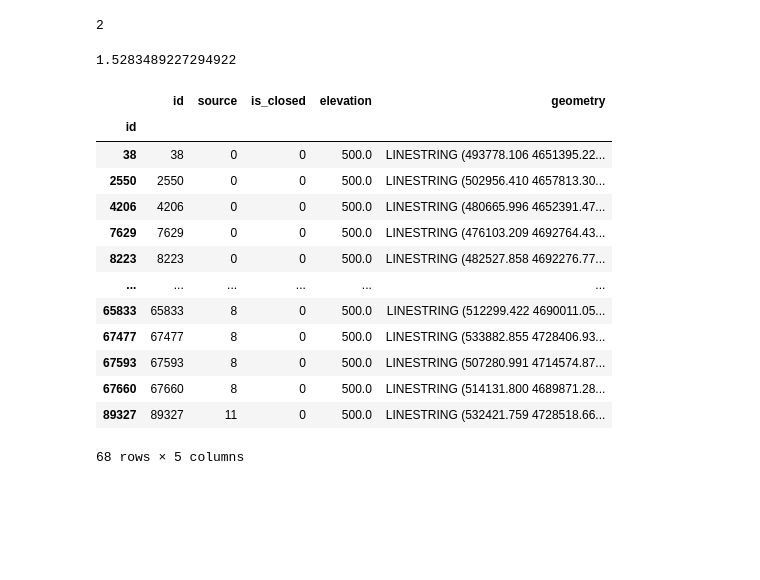
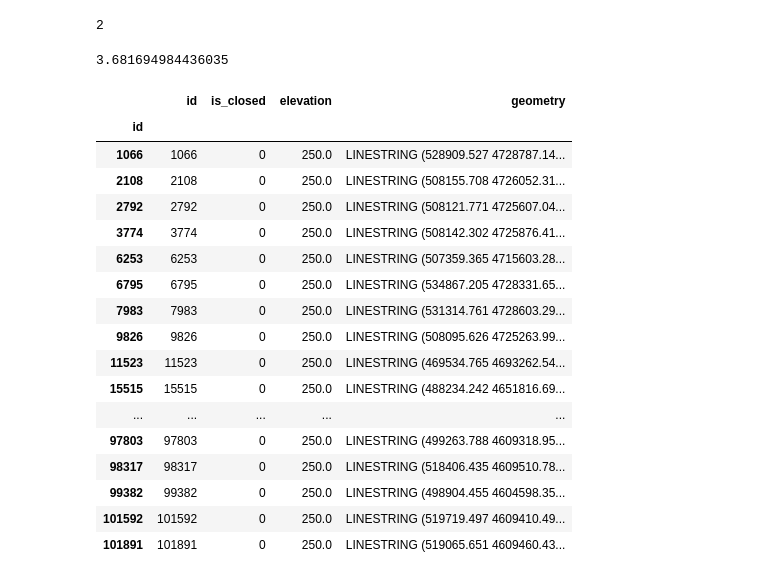
Before and after one commit to pierremennesson/contours_lines, a Jupyter notebook: contours_merging.ipynb, the cells around one changed output. Cells and saved outputs as stored; diff of their text form; code cells hidden in the pictures; blank space fills up the shorter version.

```diff
--- a/contours_merging.ipynb
+++ b/contours_merging.ipynb
@@ -34,30 +34,34 @@ tree_edges_table_name="tree_edges"
 # %% [output]
 2
 # %%
-level=500
+level=250
 t1=time.time()
 level_open_contours_df=get_level_contours_df(cursor,level,is_closed=False)
 crs=level_open_contours_df.estimate_utm_crs()
 level_open_contours_df=level_open_contours_df.to_crs(crs)
 t2=time.time()
 print(t2-t1)
 level_open_contours_df
 # %% [output]
-1.5283489227294922
+3.681694984436035
-|  | id | source | is_closed | elevation | geometry |
-| id |  |  |  |  |  |
-| 38 | 38 | 0 | 0 | 500.0 | LINESTRING (493778.106 4651395.22... |
-| 2550 | 2550 | 0 | 0 | 500.0 | LINESTRING (502956.410 4657813.30... |
-| 4206 | 4206 | 0 | 0 | 500.0 | LINESTRING (480665.996 4652391.47... |
-| 7629 | 7629 | 0 | 0 | 500.0 | LINESTRING (476103.209 4692764.43... |
-| 8223 | 8223 | 0 | 0 | 500.0 | LINESTRING (482527.858 4692276.77... |
-| ... | ... | ... | ... | ... | ... |
-| 65833 | 65833 | 8 | 0 | 500.0 | LINESTRING (512299.422 4690011.05... |
-| 67477 | 67477 | 8 | 0 | 500.0 | LINESTRING (533882.855 4728406.93... |
-| 67593 | 67593 | 8 | 0 | 500.0 | LINESTRING (507280.991 4714574.87... |
-| 67660 | 67660 | 8 | 0 | 500.0 | LINESTRING (514131.800 4689871.28... |
-| 89327 | 89327 | 11 | 0 | 500.0 | LINESTRING (532421.759 4728518.66... |
+|  | id | is_closed | elevation | geometry |
+| id |  |  |  |  |
+| 1066 | 1066 | 0 | 250.0 | LINESTRING (528909.527 4728787.14... |
+| 2108 | 2108 | 0 | 250.0 | LINESTRING (508155.708 4726052.31... |
+| 2792 | 2792 | 0 | 250.0 | LINESTRING (508121.771 4725607.04... |
+| 3774 | 3774 | 0 | 250.0 | LINESTRING (508142.302 4725876.41... |
+| 6253 | 6253 | 0 | 250.0 | LINESTRING (507359.365 4715603.28... |
+| 6795 | 6795 | 0 | 250.0 | LINESTRING (534867.205 4728331.65... |
+| 7983 | 7983 | 0 | 250.0 | LINESTRING (531314.761 4728603.29... |
+| 9826 | 9826 | 0 | 250.0 | LINESTRING (508095.626 4725263.99... |
+| 11523 | 11523 | 0 | 250.0 | LINESTRING (469534.765 4693262.54... |
+| 15515 | 15515 | 0 | 250.0 | LINESTRING (488234.242 4651816.69... |
+| ... | ... | ... | ... | ... |
+| 97803 | 97803 | 0 | 250.0 | LINESTRING (499263.788 4609318.95... |
+| 98317 | 98317 | 0 | 250.0 | LINESTRING (518406.435 4609510.78... |
+| 99382 | 99382 | 0 | 250.0 | LINESTRING (498904.455 4604598.35... |
+| 101592 | 101592 | 0 | 250.0 | LINESTRING (519719.497 4609410.49... |
+| 101891 | 101891 | 0 | 250.0 | LINESTRING (519065.651 4609460.43... |
-68 rows × 5 columns
 # %%
 plt.rcParams['figure.figsize']=(20,20)
 
```
Also changed, not shown: parts of 8 cells of this notebook, 11 other files.
